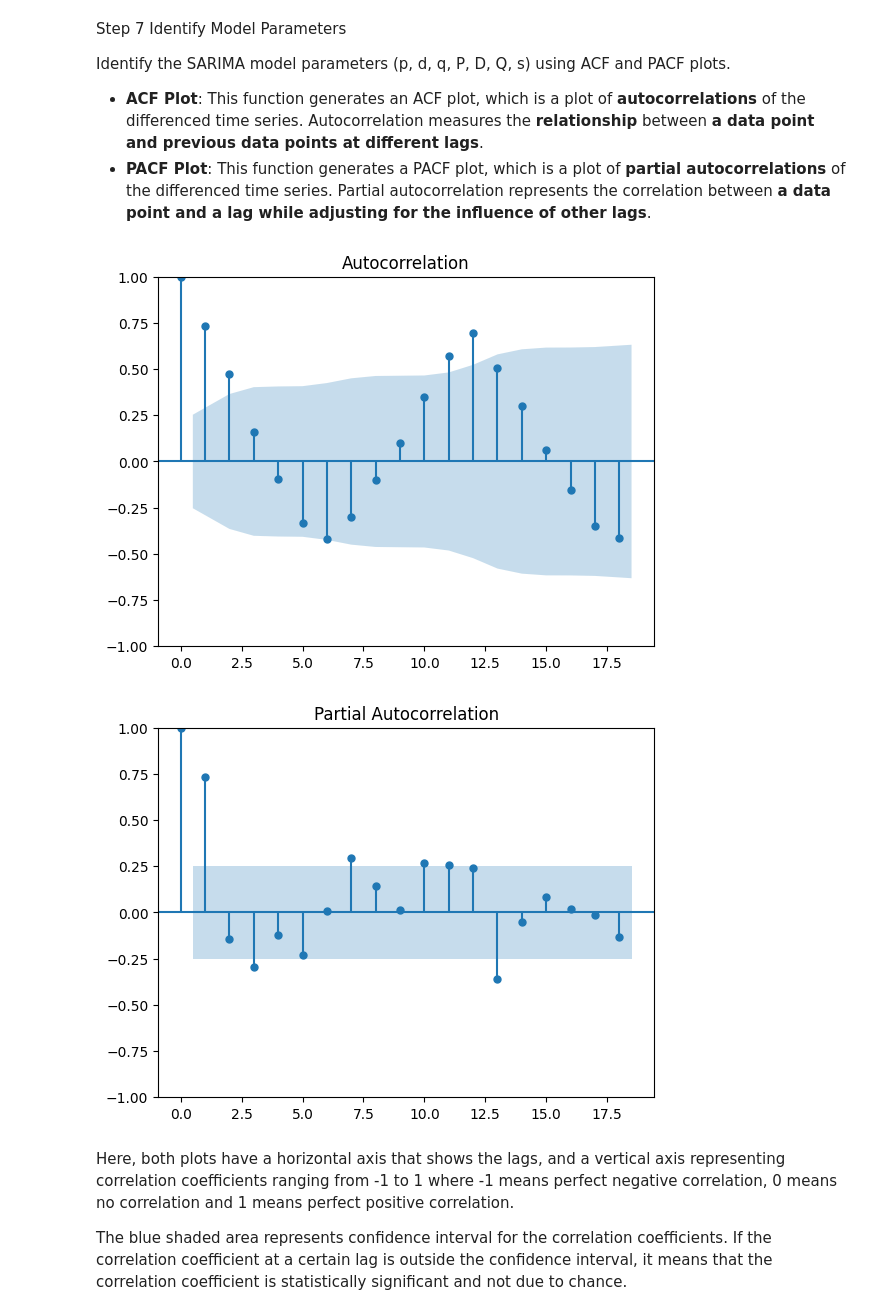
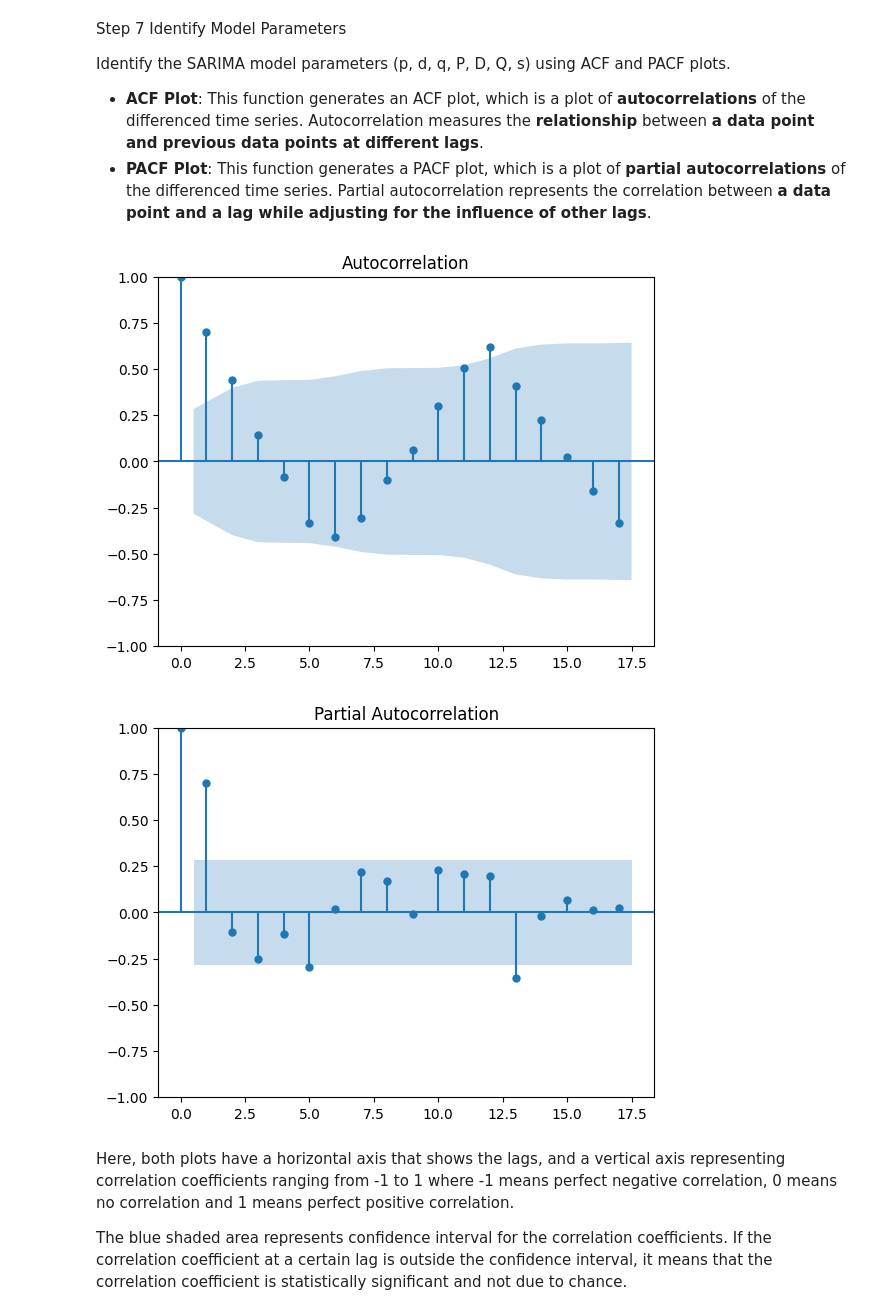
Before and after one commit to Th-Three/datascience_projects, a Jupyter notebook: python project/Store Item Demand Forecasting: Time Series Analysis/[Thanaphop]Time_series_sales_prediction.ipynb, the cells around one changed output. Saved outputs shown, nothing was run; the diff lists cells and outputs as text; code cells hidden in the pictures.

```diff
--- a/python project/Store Item Demand Forecasting: Time Series Analysis/[Thanaphop]Time_series_sales_prediction.ipynb
+++ b/python project/Store Item Demand Forecasting: Time Series Analysis/[Thanaphop]Time_series_sales_prediction.ipynb
@@ -401,16 +653,16 @@ Identify the SARIMA model parameters (p, d, q, P, D, Q, s) using ACF and PACF pl
 - **ACF Plot**: This function generates an ACF plot, which is a plot of **autocorrelations** of the differenced time series. Autocorrelation measures the **relationship** between **a data point and previous data points at different lags**.
 - **PACF Plot**: This function generates a PACF plot, which is a plot of **partial autocorrelations** of the differenced time series. Partial autocorrelation represents the correlation between **a data point and a lag while adjusting for the influence of other lags**.
 # %%
-#Fro above results our dataset is stationary
+#From above results our dataset is stationary
 
 #Step 7 Identify Model Parameters
 #Identify the SARIMA model parameters (p, d, q, P, D, Q, s) using ACF and PACF plots.
-plot_acf(mean_sales)
-plot_pacf(mean_sales)
+plot_acf(monthly_sales)
+plot_pacf(monthly_sales)
 plt.show()
 # %% [output]
-[figure, old version]
+[figure, new version]
-[figure, old version]
+[figure, new version]
 # %% [markdown]
 Here, both plots have a horizontal axis that shows the lags, and a vertical axis representing correlation coefficients ranging from -1 to 1 where -1 means perfect negative correlation, 0 means no correlation and 1 means perfect positive correlation.
 
```
Also changed, not shown: parts of 42 cells of this notebook.
